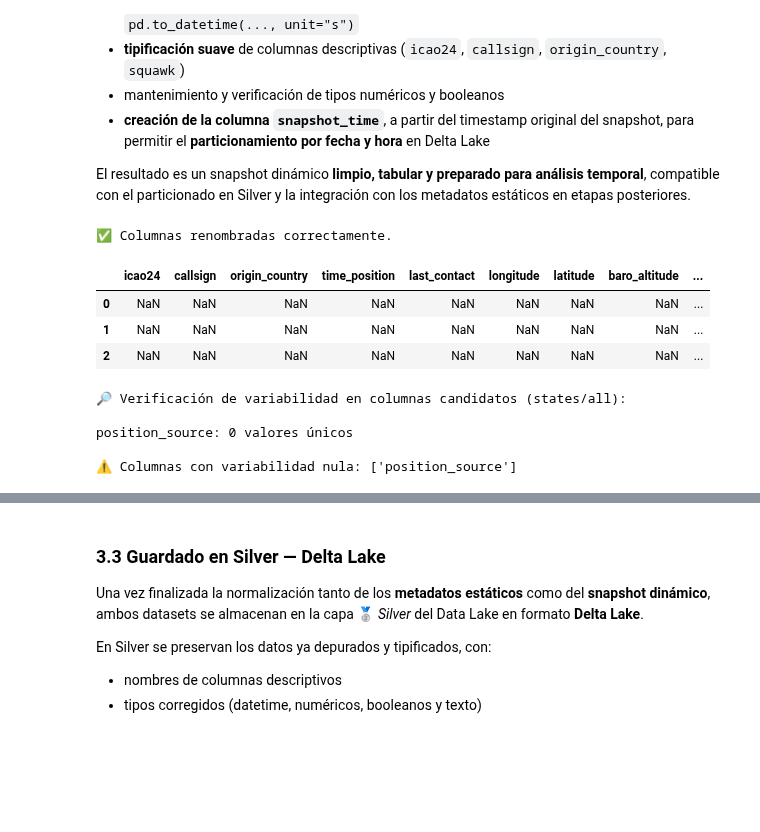
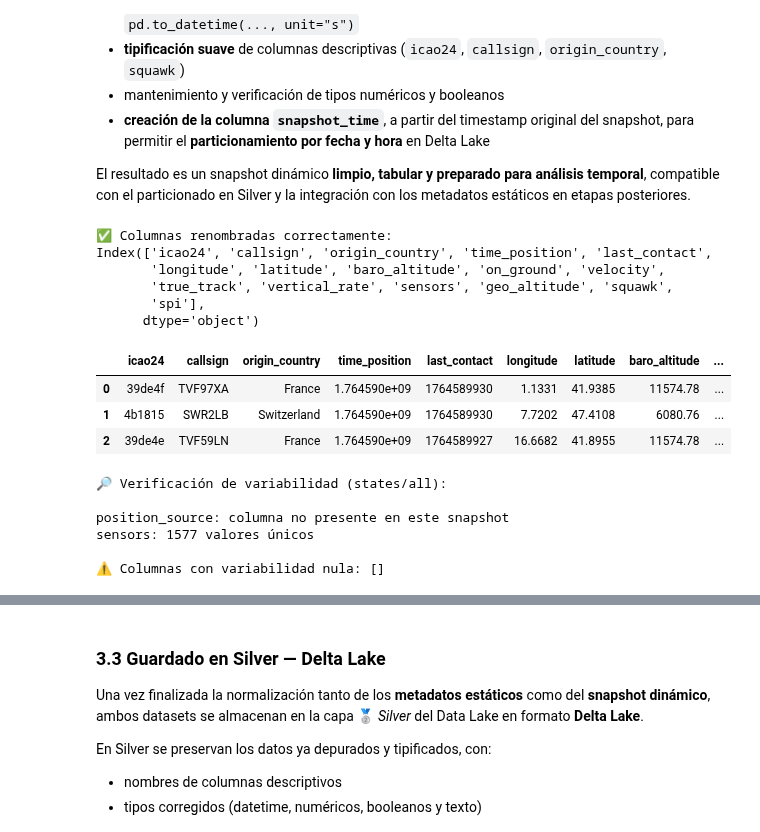
Before and after one commit to fernandezelias/ETL_OpenSky_Aviation, a Jupyter notebook: notebooks/01_opensky_etl.ipynb, the cells around one changed output, grey strips where cells are left out. Saved outputs shown, nothing was run; the diff lists cells and outputs as text; code cells hidden in the pictures; blank space fills up the shorter version.

```diff
--- a/notebooks/01_opensky_etl.ipynb
+++ b/notebooks/01_opensky_etl.ipynb
@@ -790,62 +777,63 @@ El resultado es un snapshot dinámico **limpio, tabular y preparado para anális
 # %%
 # --- Renombrado de columnas del snapshot dinámico (states/all) ---
 
-column_names = [
-    "icao24",
-    "callsign",
-    "origin_country",
-    "time_position",
-    "last_contact",
-    "longitude",
-    "latitude",
-    "baro_altitude",
-    "on_ground",
-    "velocity",
-    "true_track",
-    "vertical_rate",
-    "sensors",
-    "geo_altitude",
-    "squawk",
-    "spi",
-    "position_source"
+# Columnas oficiales de OpenSky (17 posibles)
+column_names_full = [
+    "icao24", "callsign", "origin_country",
+    "time_position", "last_contact",
+    "longitude", "latitude", "baro_altitude",
+    "on_ground", "velocity", "true_track",
+    "vertical_rate", "sensors", "geo_altitude",
+    "squawk", "spi", "position_source"
 ]
 
-df_states_cleaned.columns = column_names
+# Se ajuntan sólo las columnas presentes
+df_states_cleaned.columns = column_names_full[:len(df_states_cleaned.columns)]
 
-print("✅ Columnas renombradas correctamente.")
+print("✅ Columnas renombradas correctamente:")
+print(df_states_cleaned.columns)
 df_states_cleaned.head(3)
 # %% [output]
-✅ Columnas renombradas correctamente.
+✅ Columnas renombradas correctamente:
+Index(['icao24', 'callsign', 'origin_country', 'time_position', 'last_contact',
+       'longitude', 'latitude', 'baro_altitude', 'on_ground', 'velocity',
+       'true_track', 'vertical_rate', 'sensors', 'geo_altitude', 'squawk',
+       'spi'],
+      dtype='object')
 |  | icao24 | callsign | origin_country | time_position | last_contact | longitude | latitude | baro_altitude | ... |
-| 0 | NaN | NaN | NaN | NaN | NaN | NaN | NaN | NaN | ... |
-| 1 | NaN | NaN | NaN | NaN | NaN | NaN | NaN | NaN | ... |
-| 2 | NaN | NaN | NaN | NaN | NaN | NaN | NaN | NaN | ... |
+| 0 | 39de4f | TVF97XA | France | 1.764590e+09 | 1764589930 | 1.1331 | 41.9385 | 11574.78 | ... |
+| 1 | 4b1815 | SWR2LB | Switzerland | 1.764590e+09 | 1764589930 | 7.7202 | 47.4108 | 6080.76 | ... |
+| 2 | 39de4e | TVF59LN | France | 1.764590e+09 | 1764589927 | 16.6682 | 41.8955 | 11574.78 | ... |
 # %%
-# --- Verificación de variabilidad en columnas candidatas ---
+# --- Evaluación de variabilidad en columnas candidatas ---
+# Se identifican columnas con valores constantes o sin presencia en el snapshot.
 
-cols_candidatas_states = ["position_source"]
-
+cols_candidatas_states = ["position_source", "sensors"]
 cols_constantes_states = []
 
-print("🔎 Verificación de variabilidad en columnas candidatos (states/all):\n")
+print("🔎 Verificación de variabilidad (states/all):\n")
 
 for col in cols_candidatas_states:
+    if col not in df_states_cleaned.columns:
+        print(f"{col}: columna no presente en este snapshot")
+        continue
+
     valores_unicos = df_states_cleaned[col].dropna().unique()
     n_unicos = len(valores_unicos)
 
     print(f"{col}: {n_unicos} valores únicos")
 
-    # Si la columna tiene solo 1 valor → no aporta información
     if n_unicos <= 1:
         cols_constantes_states.append(col)
 
 print("\n⚠️ Columnas con variabilidad nula:", cols_constantes_states)
 # %% [output]
-🔎 Verificación de variabilidad en columnas candidatos (states/all):
+🔎 Verificación de variabilidad (states/all):
 
-position_source: 0 valores únicos
+position_source: columna no presente en este snapshot
+sensors: 1577 valores únicos
 
-⚠️ Columnas con variabilidad nula: ['position_source']
+⚠️ Columnas con variabilidad nula: []
 # %%
 # --- Eliminación de columnas sin información útil ---
 
```
Also changed, not shown: parts of 25 cells of this notebook, 18 other files.
